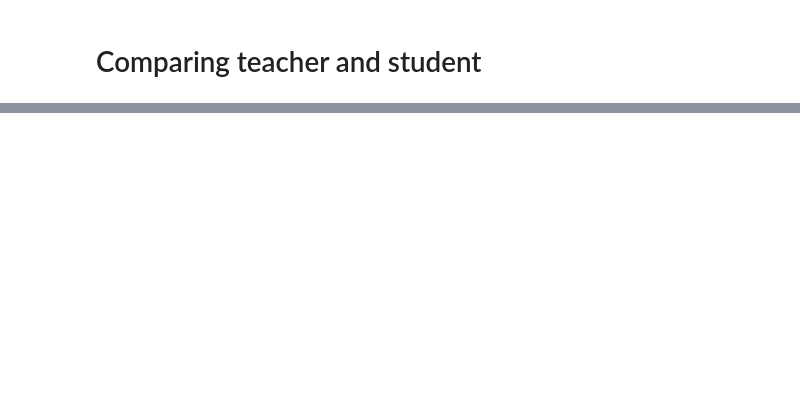
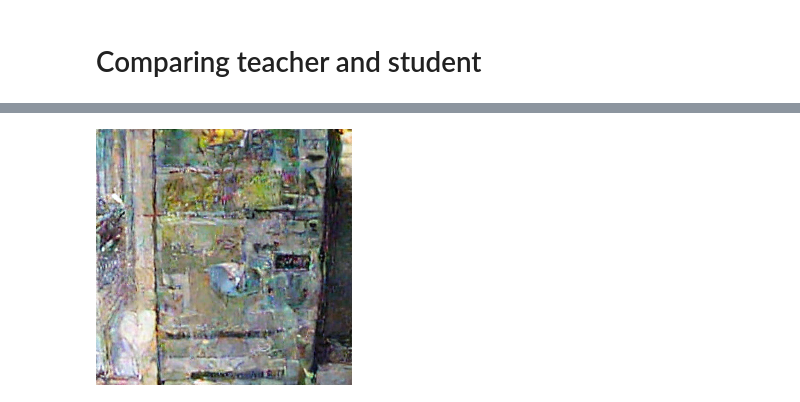
Before and after one commit to Pmobilee/DSD, a Jupyter notebook: cin_256/cin_256_distillation.ipynb, the cells around one changed output, grey strips where cells are left out. Cells and saved outputs as stored; diff of their text form; code cells hidden in the pictures; blank space fills up the shorter version.

```diff
--- a/cin_256/cin_256_distillation.ipynb
+++ b/cin_256/cin_256_distillation.ipynb
@@ -203,0 +249,5 @@ compare_teacher_student(teacher, student, steps=[200, 400], class_prompt=992)
+# %%
+iter = 250
+latent_to_img(teacher, log_imgs[-iter])
+# %% [output]
+[figure, added]
```
Also changed, not shown: parts of 7 cells of this notebook, 2 other files.
